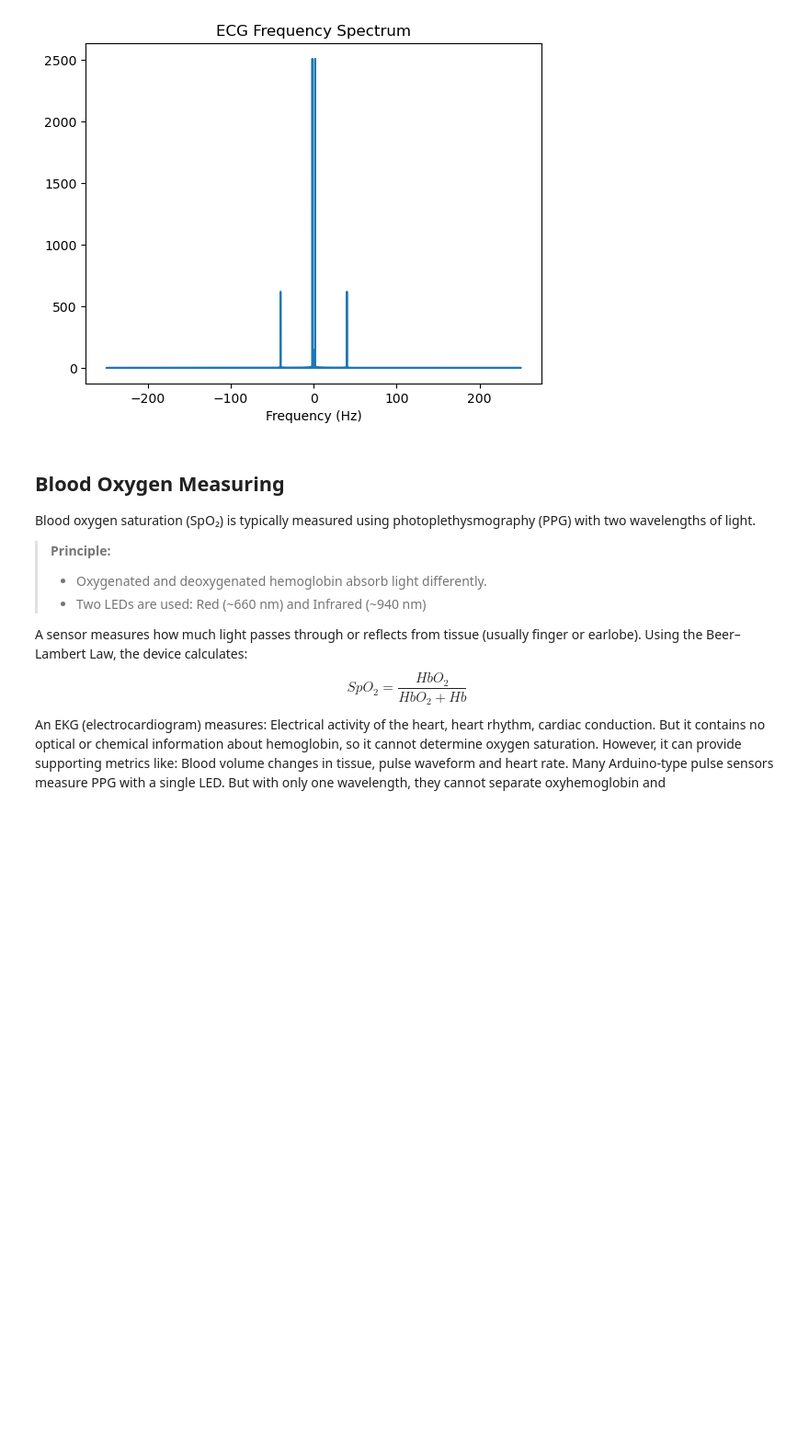
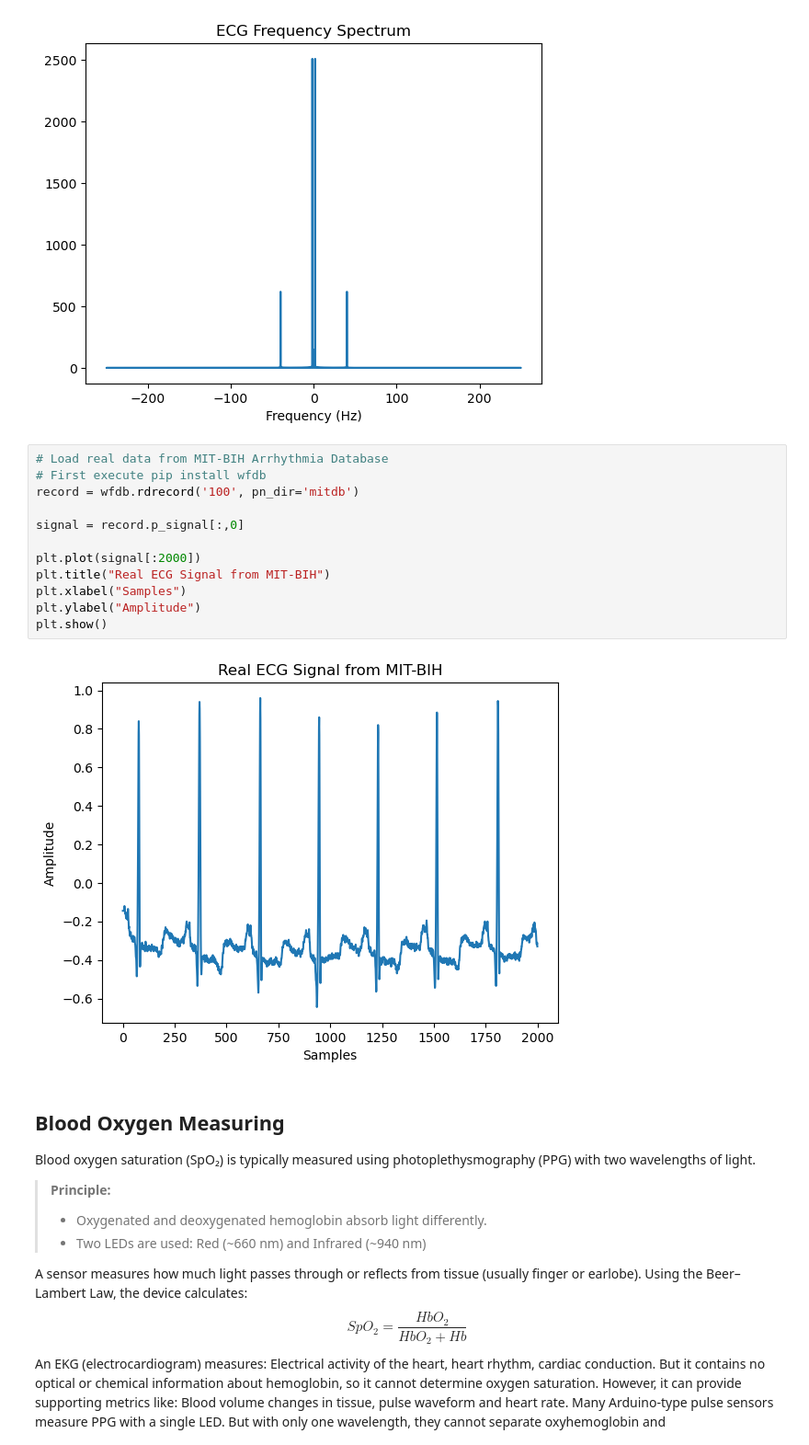
Before and after one commit to pacho10/MathConceptsForDevelopersProject, a Jupyter notebook: ElectrocardiogramPrinciple.ipynb, the cells around one changed output. Shown at 92% size. Drawn from its saved outputs; the diff is of its cells as text; blank space fills up the shorter version.

Commit message:
Add real ECG data from MIT-BIH Arrhythmia Database

```diff
--- a/ElectrocardiogramPrinciple.ipynb
+++ b/ElectrocardiogramPrinciple.ipynb
@@ -165,6 +166,20 @@ plt.xlabel("Frequency (Hz)")
 plt.show()
 # %% [output]
 [figure]
+# %%
+# Load real data from MIT-BIH Arrhythmia Database
+# First execute pip install wfdb
+record = wfdb.rdrecord('100', pn_dir='mitdb')
+
+signal = record.p_signal[:,0]
+
+plt.plot(signal[:2000])
+plt.title("Real ECG Signal from MIT-BIH")
+plt.xlabel("Samples")
+plt.ylabel("Amplitude")
+plt.show()
+# %% [output]
+[figure, added]
 # %% [markdown]
 ## Blood Oxygen Measuring
 Blood oxygen saturation (SpO₂) is typically measured using photoplethysmography (PPG) with two wavelengths of light.
```
Also changed, not shown: parts of 1 cell of this notebook.
